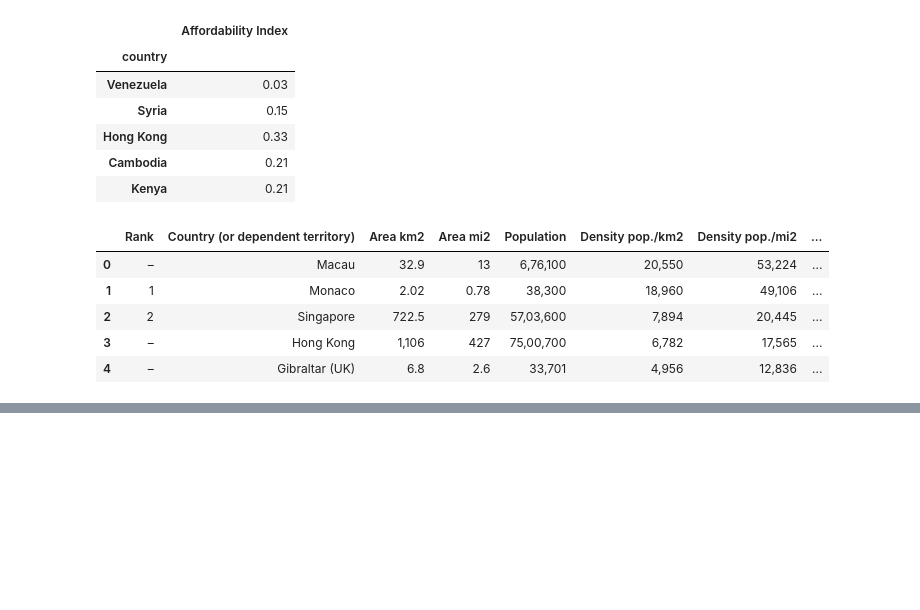
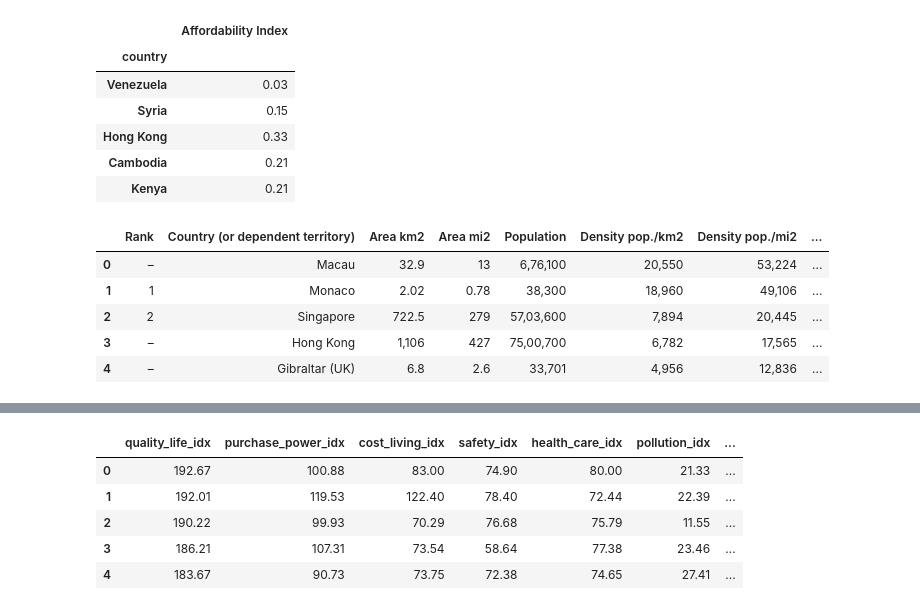
Before and after one commit to fredtan30/Project-2-ETL-Countries-Cost-Living, a Jupyter notebook: Untitled.ipynb, the cells around one changed output, grey strips where cells are left out. Drawn from its saved outputs; the diff is of its cells as text; code cells hidden in the pictures; blank space fills up the shorter version.

```diff
--- a/Untitled.ipynb
+++ b/Untitled.ipynb
@@ -133,3 +134,8 @@ population_transformed.head()
 | Singapore | 57,03,600 |
 | Hong Kong | 75,00,700 |
 | Gibraltar (UK) | 33,701 |
+# %%
+rds_connection_string = "{}:{}@localhost:5432/countries_db".format(username,password)
+
+engine = create_engine(f'postgresql://{rds_connection_string}')
+engine.table_names()
@@ -135,0 +176,9 @@ population_transformed.head()
+# %%
+pd.read_sql_query('select * from quality_index', con=engine).head()
+# %% [output]
+|  | quality_life_idx | purchase_power_idx | cost_living_idx | safety_idx | health_care_idx | pollution_idx | ... |
+| 0 | 192.67 | 100.88 | 83.00 | 74.90 | 80.00 | 21.33 | ... |
+| 1 | 192.01 | 119.53 | 122.40 | 78.40 | 72.44 | 22.39 | ... |
+| 2 | 190.22 | 99.93 | 70.29 | 76.68 | 75.79 | 11.55 | ... |
+| 3 | 186.21 | 107.31 | 73.54 | 58.64 | 77.38 | 23.46 | ... |
+| 4 | 183.67 | 90.73 | 73.75 | 72.38 | 74.65 | 27.41 | ... |
```
Also changed, not shown: parts of 8 cells of this notebook, 2 other files.
